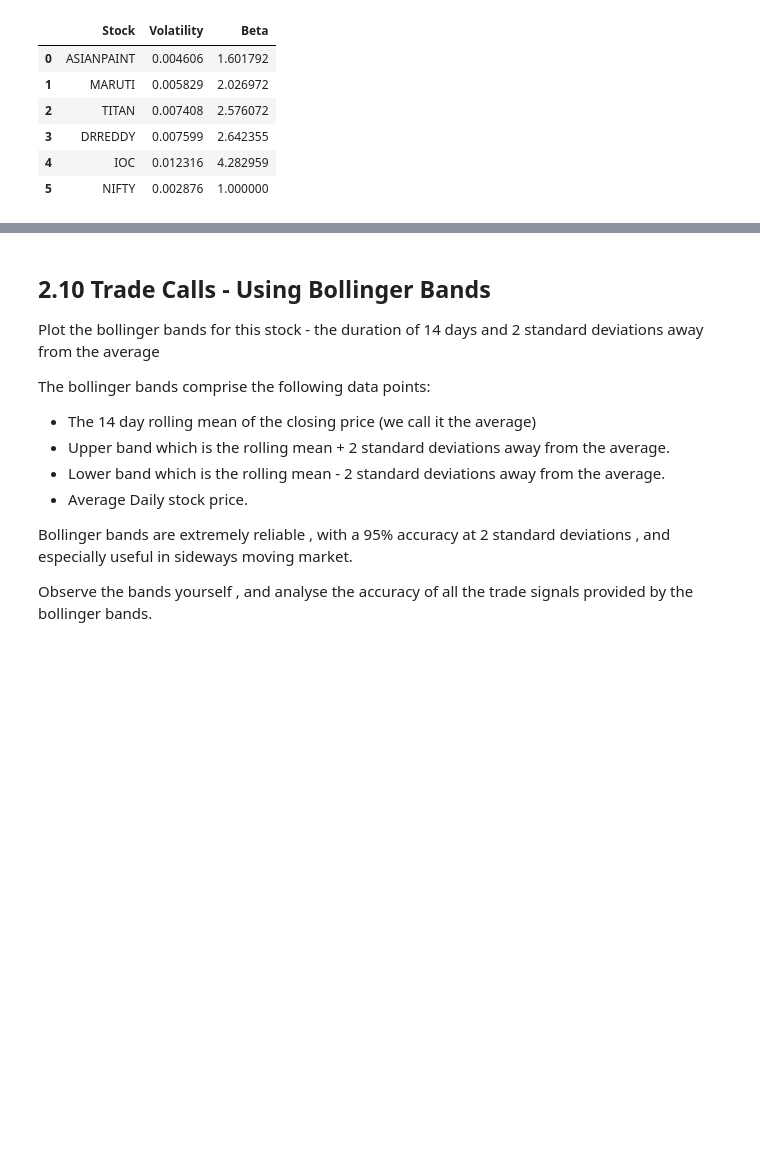
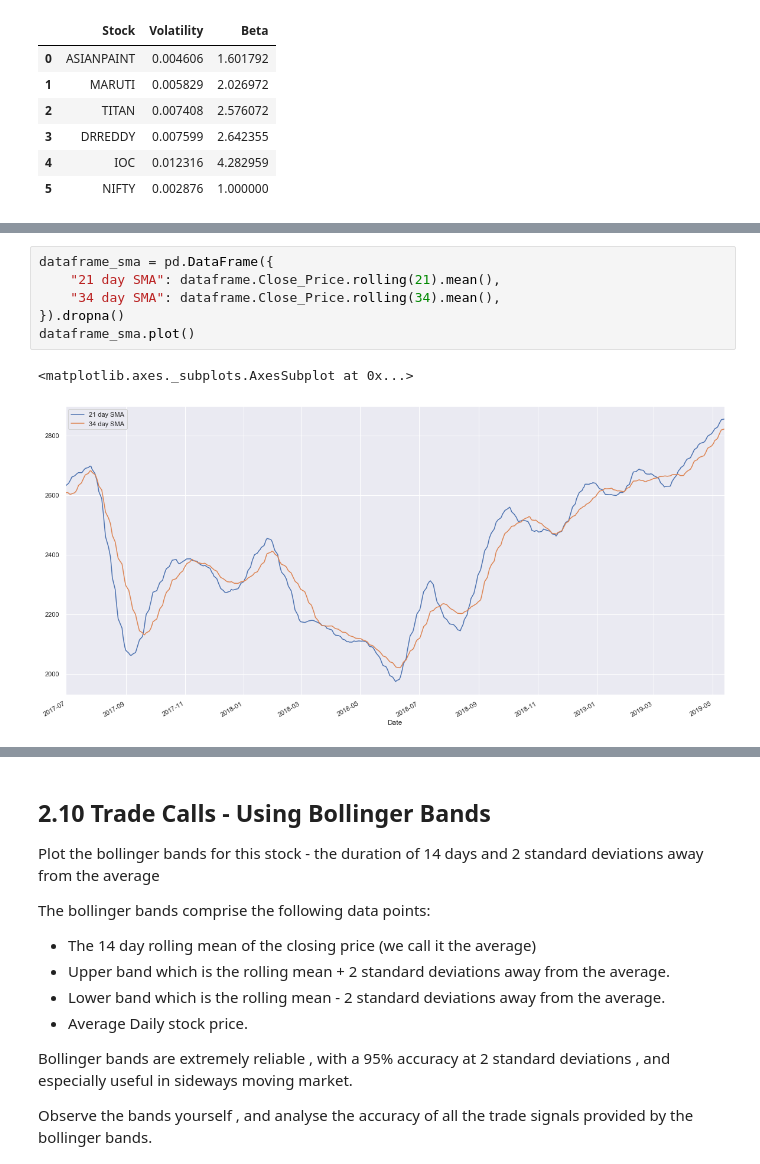
Before and after one commit to JamesMcGuigan/aspiration-ai-internship, a Jupyter notebook: python3/module_2/module_2.ipynb, the cells around one changed output, grey strips where cells are left out. Drawn from its saved outputs; the diff is of its cells as text; blank space fills up the shorter version.

```diff
--- a/python3/module_2/module_2.ipynb
+++ b/python3/module_2/module_2.ipynb
@@ -331 +328,10 @@ Call should be buy whenever the smaller moving average (21) crosses over longer
 One of the most widely used technical indicators.
+# %%
+dataframe_sma = pd.DataFrame({
+    "21 day SMA": dataframe.Close_Price.rolling(21).mean(),
+    "34 day SMA": dataframe.Close_Price.rolling(34).mean(),
+}).dropna()
+dataframe_sma.plot()
+# %% [output]
+<matplotlib.axes._subplots.AxesSubplot at 0x...>
+[figure, added]
```
Also changed, not shown: parts of 2 cells of this notebook.
